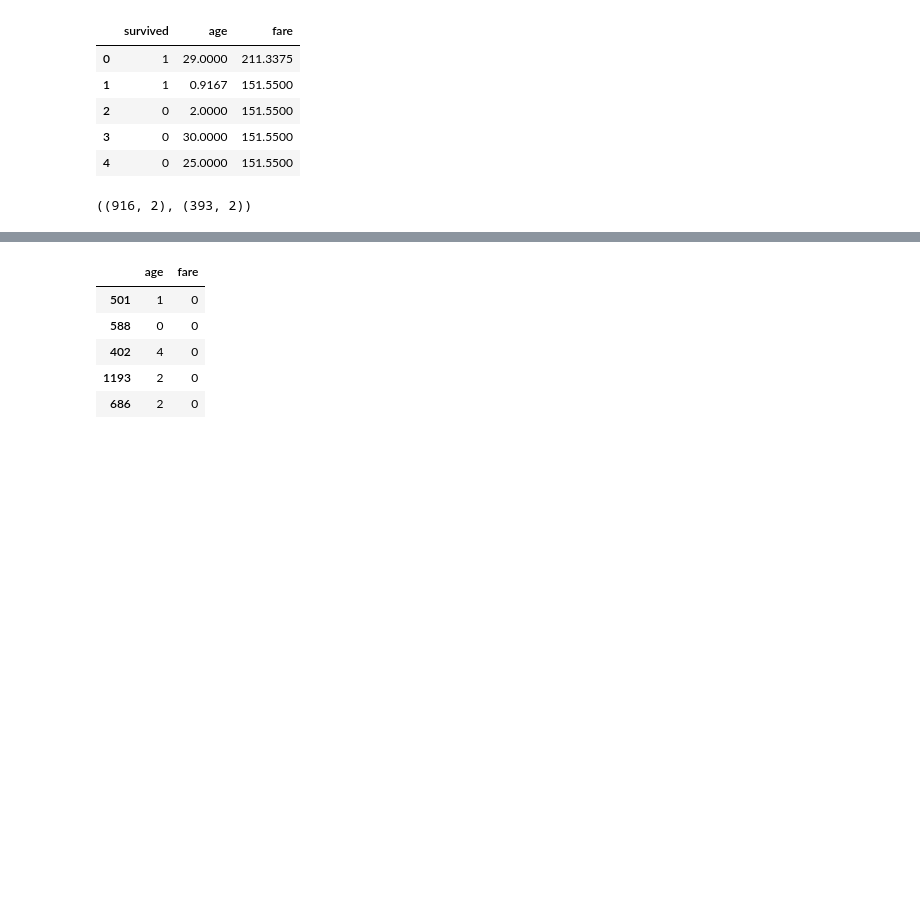
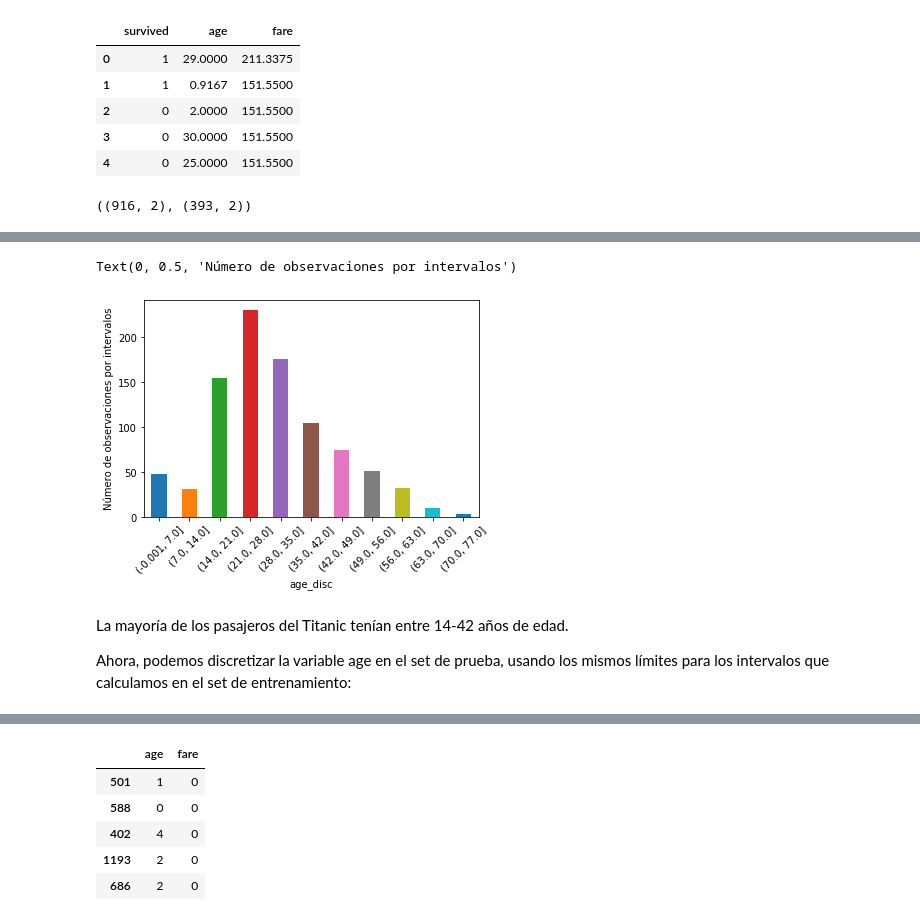
Before and after one commit to solegalli/ingenieria-de-variables, a Jupyter notebook: Section-08-Discretisation/08.01-Discretizacion_Igual_Rango.ipynb, the cells around one changed output, grey strips where cells are left out. Drawn from its saved outputs; the diff is of its cells as text; code cells hidden in the pictures; blank space fills up the shorter version.

```diff
--- a/Section-08-Discretisation/08.01-Discretizacion_Igual_Rango.ipynb
+++ b/Section-08-Discretisation/08.01-Discretizacion_Igual_Rango.ipynb
@@ -184,15 +126,0 @@ labels
-# %%
-# create binned age / discretise age
-
-# create one column with labels
-X_train['Age_disc_labels'] = pd.cut(x=X_train['age'],
-                                    bins=intervals,
-                                    labels=labels,
-                                    include_lowest=True)
-
-# and one with bin boundaries
-X_train['Age_disc'] = pd.cut(x=X_train['age'],
-                             bins=intervals,
-                             include_lowest=True)
-
-X_train.head()
@@ -332,0 +166,6 @@ test_t = disc.transform(X_test)
+# %%
+# creemos las etiquetas para cada intervalor
+
+labels = ['Intervalo_' + str(i) for i in range(1, len(intervals))]
+
+labels
@@ -332,0 +184,15 @@ test_t = disc.transform(X_test)
+# %%
+# Discreticemos la variable age
+
+# creemos una columna con las etiquetas
+X_train['age_disc_etiquetas'] = pd.cut(x=X_train['age'],
+                                    bins=intervals,
+                                    labels=labels,
+                                    include_lowest=True)
+
+# y una con los límites de los intervalos
+X_train['age_disc'] = pd.cut(x=X_train['age'],
+                             bins=intervals,
+                             include_lowest=True)
+
+X_train.head()
@@ -332,0 +227,11 @@ test_t = disc.transform(X_test)
+# %%
+X_train.groupby('age_disc')['age'].count().plot.bar()
+plt.xticks(rotation=45)
+plt.ylabel('Número de observaciones por intervalos')
+# %% [output]
+Text(0, 0.5, 'Número de observaciones por intervalos')
+[figure, added]
+# %% [markdown]
+La mayoría de los pasajeros del Titanic tenían entre  14-42 años de edad.
+
+Ahora, podemos discretizar la variable age en el set de prueba, usando los mismos límites para los intervalos que calculamos en el set de entrenamiento:
```
Also changed, not shown: parts of 53 cells of this notebook, 11 other files.
